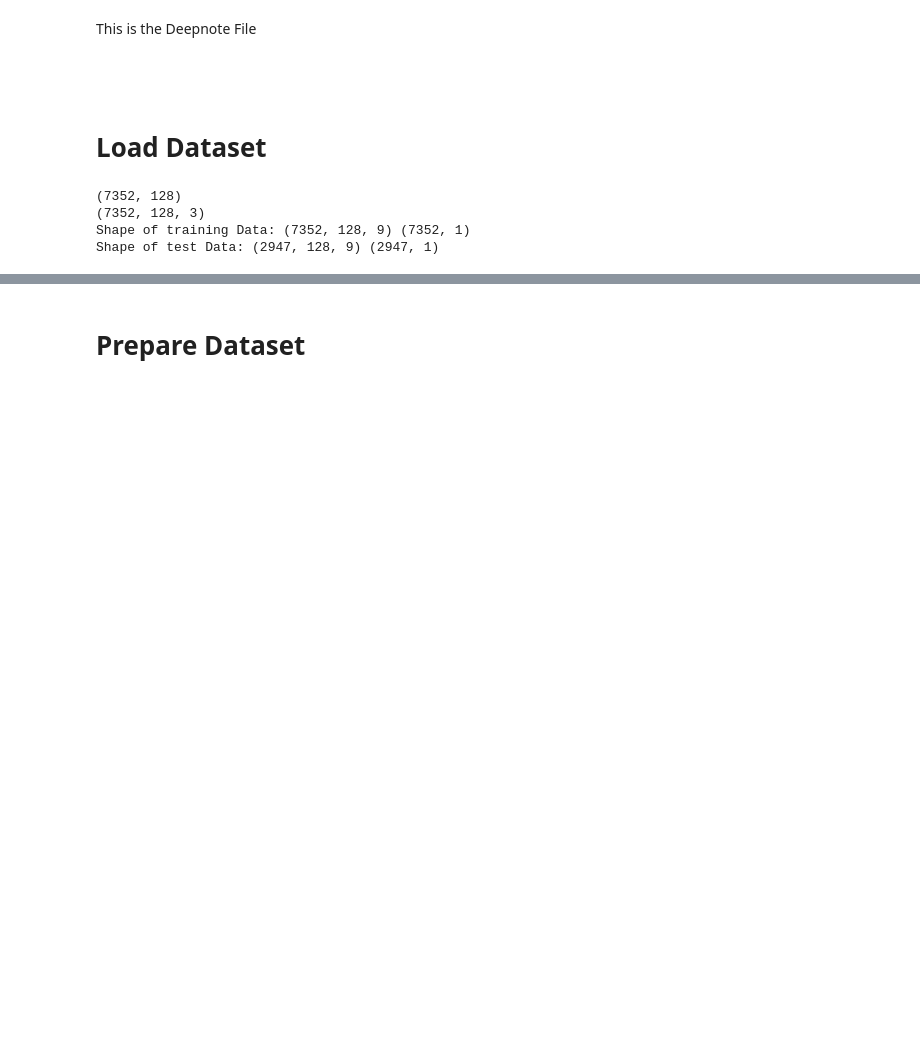
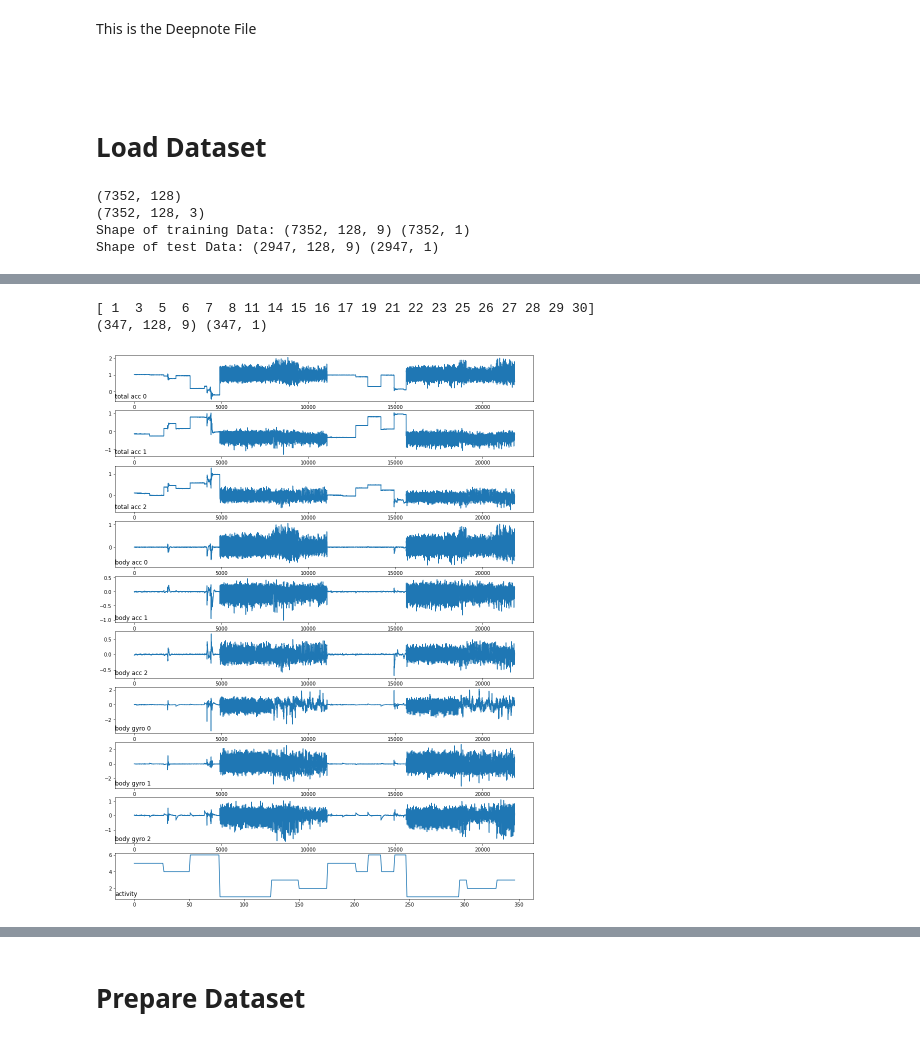
Before and after one commit to Entspannter/CrispCerebella, a Jupyter notebook: DN-CrispCerebella.ipynb, the cells around one changed output, grey strips where cells are left out. Drawn from its saved outputs; the diff is of its cells as text; code cells hidden in the pictures; blank space fills up the shorter version.

```diff
--- a/DN-CrispCerebella.ipynb
+++ b/DN-CrispCerebella.ipynb
@@ -87,0 +132,63 @@ DescribeResult(nobs=2947, minmax=(array([[-0.2454728, -1.112589 , -1.0158   , ..
+# %%
+# get all data for one subject
+def data_for_subject(X, y, sub_map, sub_id):
+	# get row indexes for the subject id
+	ix = [i for i in range(len(sub_map)) if sub_map[i]==sub_id]
+	# return the selected samples
+	return X[ix, :, :], y[ix]
+
+# convert a series of windows to a 1D list
+def to_series(windows):
+	series = list()
+	for window in windows:
+		# remove the overlap from the window
+		half = int(len(window) / 2) - 1
+		for value in window[-half:]:
+			series.append(value)
+	return series
+
+# plot the data for one subject
+def plot_subject(X, y):
+	pyplot.figure(figsize=(15,20))
+	# determine the total number of plots
+	n, off = X.shape[2] + 1, 0
+	# plot total acc
+	for i in range(3):
+		pyplot.subplot(n, 1, off+1)
+		pyplot.plot(to_series(X[:, :, off]))
+		pyplot.title('total acc '+str(i), y=0, loc='left')
+		off += 1
+	# plot body acc
+	for i in range(3):
+		pyplot.subplot(n, 1, off+1)
+		pyplot.plot(to_series(X[:, :, off]))
+		pyplot.title('body acc '+str(i), y=0, loc='left')
+		off += 1
+	# plot body gyro
+	for i in range(3):
+		pyplot.subplot(n, 1, off+1)
+		pyplot.plot(to_series(X[:, :, off]))
+		pyplot.title('body gyro '+str(i), y=0, loc='left')
+		off += 1
+	# plot activities
+	pyplot.subplot(n, 1, n)
+	pyplot.plot(y)
+	pyplot.title('activity', y=0, loc='left')
+
+# load data
+pyplot.show()
+# load mapping of rows to subjects
+sub_map = dataloader('/work/CrispCerebella/Dataset/UCI HAR Dataset/train/subject_train.txt')
+train_subjects = unique(sub_map)
+print(train_subjects)
+# get the data for one subject
+sub_id = train_subjects[0]
+subX, suby = data_for_subject(trainX, trainy, sub_map, sub_id)
+print(subX.shape, suby.shape)
+
+# plot data for subject
+plot_subject(subX, suby)
+# %% [output]
+[ 1  3  5  6  7  8 11 14 15 16 17 19 21 22 23 25 26 27 28 29 30]
+(347, 128, 9) (347, 1)
+[figure, added]
```
Also changed, not shown: parts of 14 cells of this notebook, 2 other files.
